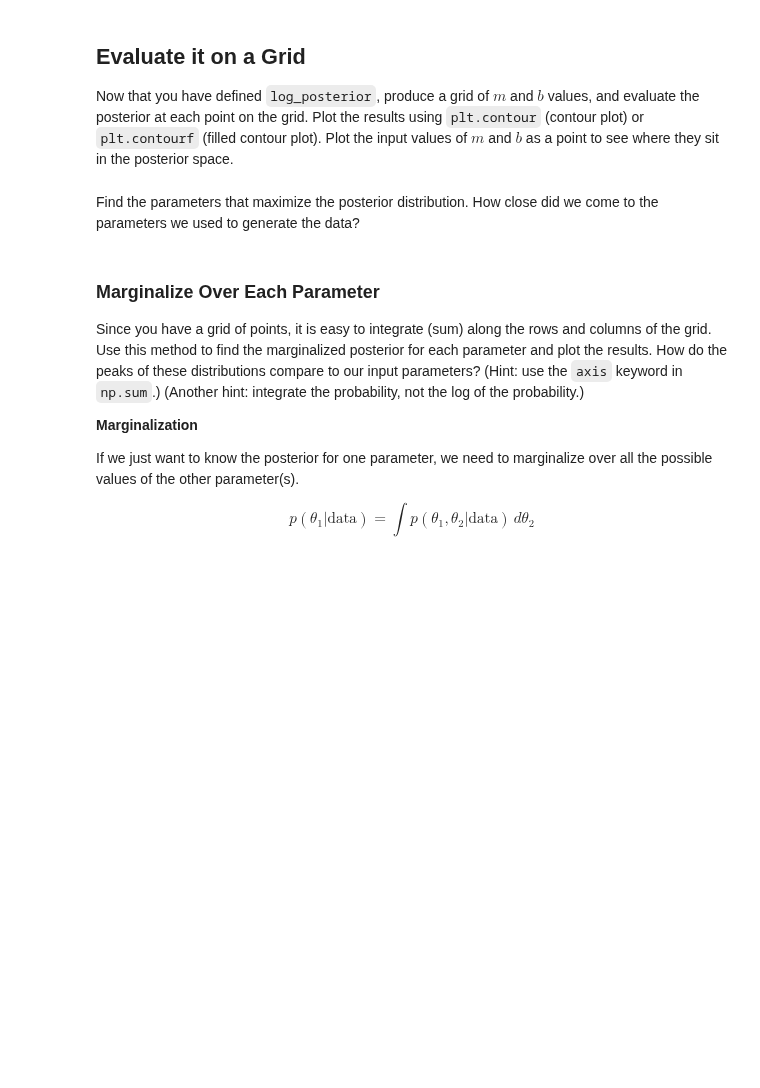
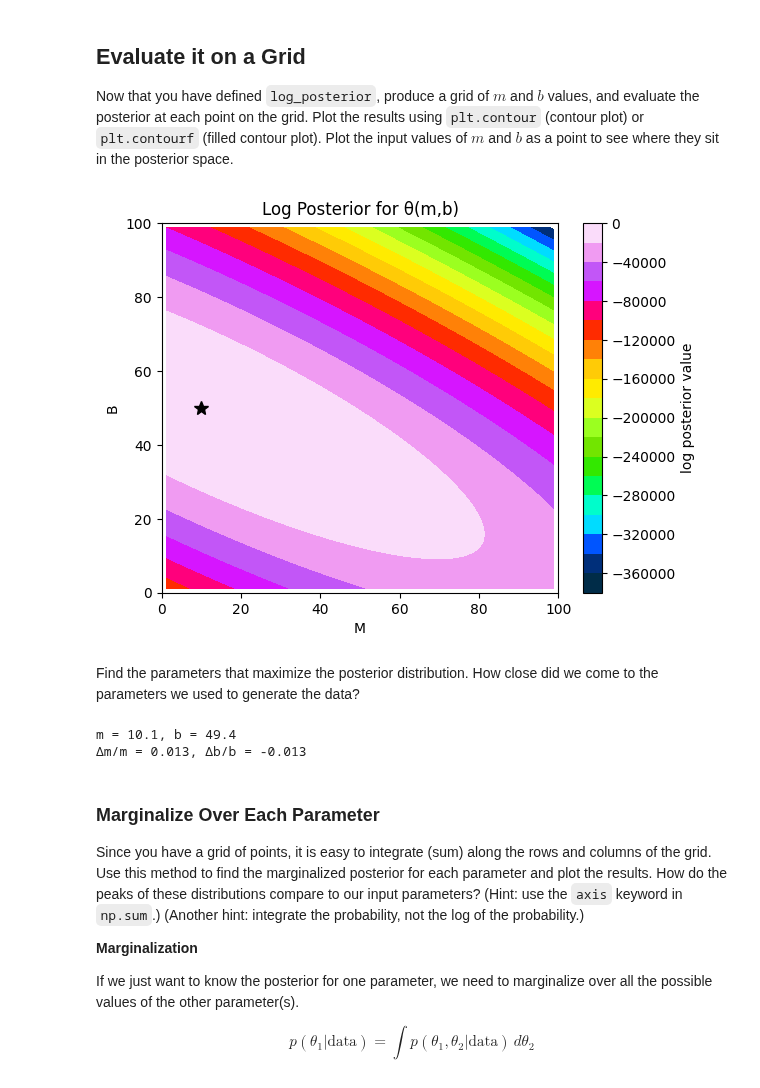
Before and after one commit to ASTR154/bayesian-statistics, a Jupyter notebook: monte_carlo_line_fitting.ipynb, the cells around one changed output. Drawn from its saved outputs; the diff is of its cells as text; code cells hidden in the pictures; blank space fills up the shorter version.

```diff
--- a/monte_carlo_line_fitting.ipynb
+++ b/monte_carlo_line_fitting.ipynb
@@ -116,17 +109,43 @@ plt.contourf( # complete
+# %%
+grid_spacing = 1.
+m_range = np.linspace(m_min,m_max,N)
+b_range = np.linspace(b_min,b_max,N)
+
+val_grid = np.meshgrid(m_range, b_range)
+
+posterior_grid = np.zeros(shape=(N,N))
+
+for i in range(len(m_range)):
+    for j in range(len(b_range)):
+        posterior_grid[i,j]= log_posterior([m_range[i],b_range[j]],x,y,dy)
+
+graph = plt.contourf(val_grid[0],val_grid[1], posterior_grid.T,20 , cmap ="gist_ncar")
+plt.plot(m, b, marker='*', color='black', markersize=10)
+plt.xlabel("M")
+plt.ylabel("B")
+plt.title("Log Posterior for \u03B8(m,b)")
+scale = plt.colorbar(graph)
+scale.set_label('log posterior value')
+
+# complete
+# %% [output]
+[figure, added]
 # %% [markdown]
 Find the parameters that maximize the posterior distribution. How close did we come to the parameters we used to generate the data?
 # %%
 # Find the indices where the posterior is maximised --> what m and b is this?
-j_max, i_max = # complete
+i_max, j_max = np.unravel_index(np.argmax(posterior_grid), posterior_grid.shape)
 
 m_infer = m_range[i_max]
 b_infer = b_range[j_max]
 print(f'm = {m_infer:.1f}, b = {b_infer:.1f}')
 
-# Fractional error of the inferred solution compared to the input 'true' parameters
-m_frac_err = # complete
-b_frac_err = # complete
+m_frac_err =  (m_infer - m) / m
+b_frac_err = (b_infer - b) / b
 print(f'Δm/m = {m_frac_err:.3f}, Δb/b = {b_frac_err:.3f}')
+# %% [output]
+m = 10.1, b = 49.4
+Δm/m = 0.013, Δb/b = -0.013
 # %% [markdown]
 ### Marginalize Over Each Parameter
 Since you have a grid of points, it is easy to integrate (sum) along the rows and columns of the grid. Use this method to find the marginalized posterior for each parameter and plot the results. How do the peaks of these distributions compare to our input parameters? (Hint: use the `axis` keyword in `np.sum`.) (Another hint: integrate the probability, not the log of the probability.)
```
Also changed, not shown: parts of 8 cells of this notebook.
